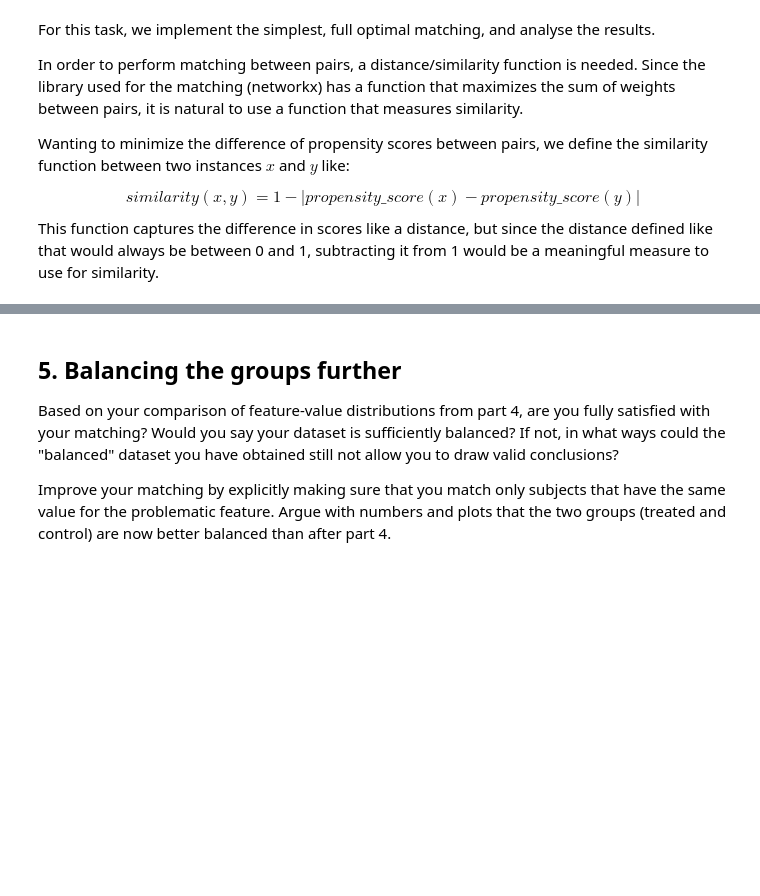
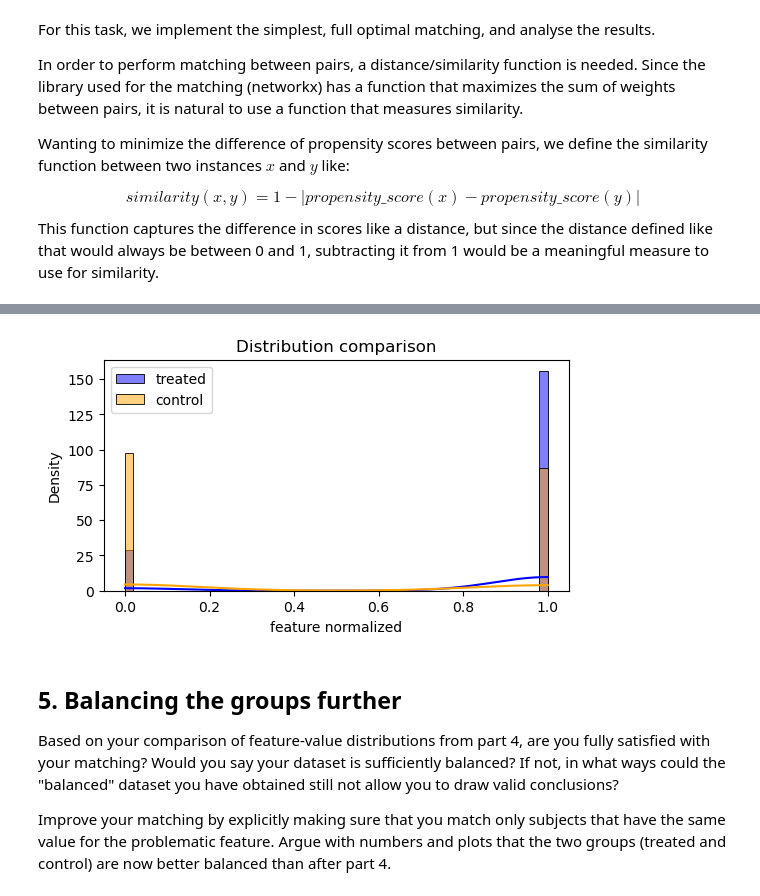
Before and after one commit to 16sophia/2022, a Jupyter notebook: Tutorials/05 - Observational studies/Observational studies solution.ipynb, the cells around one changed output, grey strips where cells are left out. Saved outputs shown, nothing was run; the diff lists cells and outputs as text; code cells hidden in the pictures; blank space fills up the shorter version.

```diff
--- a/Tutorials/05 - Observational studies/Observational studies solution.ipynb
+++ b/Tutorials/05 - Observational studies/Observational studies solution.ipynb
@@ -302,0 +292,2 @@ balanced_df_1 = lalonde_data.iloc[matched]
+# %%
+balanced_df_1 = lalonde_data.iloc[matched]
@@ -303,3 +327,13 @@ balanced_df_1 = lalonde_data.iloc[matched]
+# %%
+fig, ax = plt.subplots(figsize=(6, 3))
+
+ax = sns.histplot(treatment_balanced[feature], kde=True, bins=50,  color='blue', label='treated')
+ax = sns.histplot(control_balanced[feature], kde=True,  bins= 50, color='orange', label='control')
+ax.set(title='Distribution comparison', xlabel='feature normalized', ylabel='Density')
+plt.legend()
+plt.show()
+# %% [output]
+[figure, added]
 # %%
 #race is not balanced. we will include this additional explicit requirement in task 5
 # %% [markdown]
```
Also changed, not shown: parts of 13 cells of this notebook, 7 other files.
